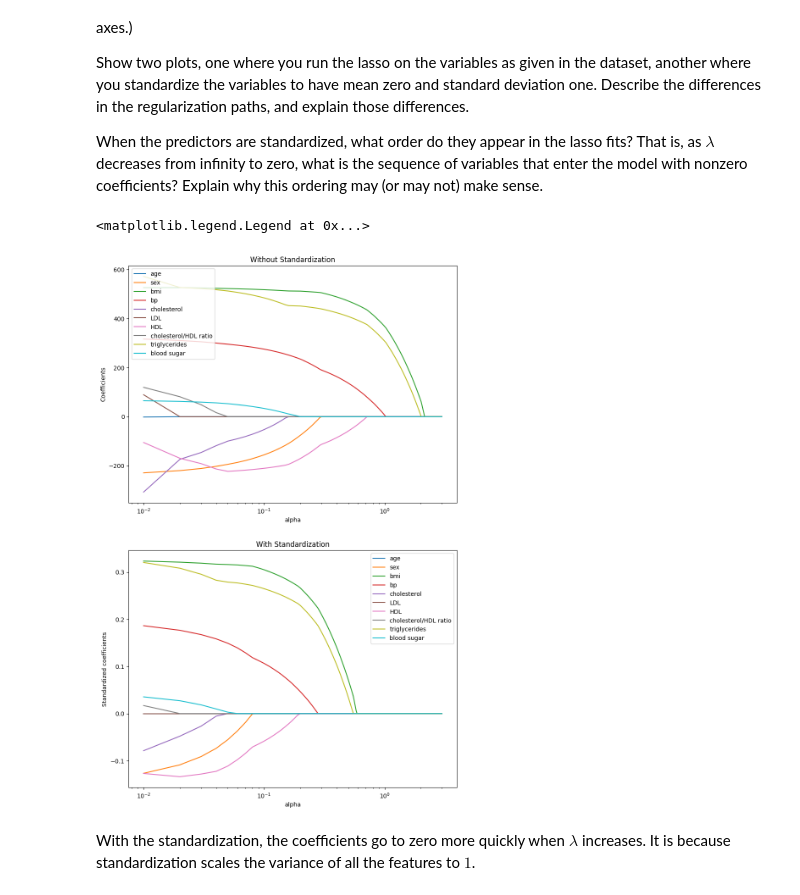
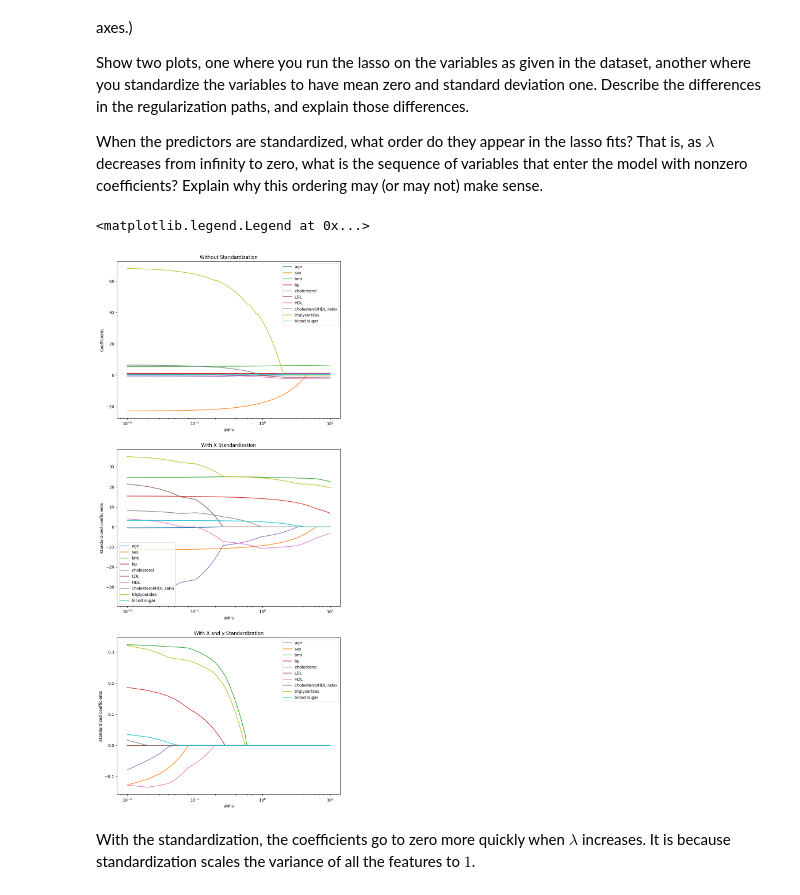
Before and after one commit to RobertKZB/RobertKZB, a Jupyter notebook: assignments/assn1/assn1.ipynb, the cells around one changed output. Saved outputs shown, nothing was run; the diff lists cells and outputs as text; code cells hidden in the pictures.

```diff
--- a/assignments/assn1/assn1.ipynb
+++ b/assignments/assn1/assn1.ipynb
@@ -56,0 +49,15 @@ Number of columns: 10
+# %%
+# Insert this code just above problem 1.1
+X, y = load_diabetes(return_X_y=True)
+n, p = X.shape
+print("Number of rows: {}".format(n))
+print("Number of columns: {}".format(p))
+#print(y)
+# Note that X, y = load_diabetes(return_X_y=True) has already been standardized.
+# You can explore the raw data with the following code:
+X_raw, y_raw = load_diabetes(return_X_y=True, scaled=False)
+print(np.allclose(y, y_raw))
+print(np.allclose(X/np.std(X,axis=0), (X_raw - np.mean(X_raw, axis=0)) / np.std(X_raw, axis=0)))
+#print(np.std(X,axis=0))
+#print(np.std(X_raw,axis=0))
+# The above two print statements should both return True.
@@ -65,46 +77,59 @@ When the predictors are standardized, what order do they appear in the lasso fit
 # %%
 # Standardization
 
-Xs = (X-np.mean(X,axis=0))/np.std(X,axis=0)
-ys = (y-np.mean(y))/np.std(y)
+Xs = (X_raw-np.mean(X_raw,axis=0))/np.std(X_raw,axis=0)
+ys = (y_raw-np.mean(y_raw))/np.std(y_raw)
 # %%
 FeatureList =  ['age', 'sex', 'bmi', 'bp', 'cholesterol', 'LDL', 'HDL', 'cholesterol/HDL ratio', 'triglycerides', 'blood sugar']
 # %%
-alpha = np.arange(0.01,3,0.01)
+alpha = np.arange(0.01,10,0.01)
 
 Coefs = []
-Coefs_S = []
+Coefs_Xs = []
+Coefs_XsYs = []
 
 for a in alpha:
   LassoReg = Lasso(a)
-  LassoReg.fit(X,y)
+  LassoReg.fit(X_raw,y_raw)
   Coefs.append(LassoReg.coef_)
+  LassoReg.fit(Xs,y_raw)
+  Coefs_Xs.append(LassoReg.coef_)
   LassoReg.fit(Xs,ys)
-  Coefs_S.append(LassoReg.coef_)
+  Coefs_XsYs.append(LassoReg.coef_)
+
 Coefs = np.array(Coefs)
-Coefs_S = np.array(Coefs_S)
+Coefs_Xs = np.array(Coefs_Xs)
+Coefs_XsYs= np.array(Coefs_XsYs)
 
-fig = plt.figure(figsize=(10,16))
-ax = fig.subplots(2,1)
+fig = plt.figure(figsize=(10,24))
+ax = fig.subplots(3,1)
 #Plot without standardization
 for i in np.arange(Coefs.shape[1]):
   ax[0].plot(alpha, Coefs[:,i], label="{}".format(FeatureList[i]))
 ax[0].set_xscale('log')
 ax[0].set_xlabel("alpha")
 ax[0].set_ylabel("Coefficients")
 ax[0].set_title("Without Standardization")
 ax[0].legend()
-#Plot with standardization
-for i in np.arange(Coefs_S.shape[1]):
-  ax[1].plot(alpha, Coefs_S[:,i], label="{}".format(FeatureList[i]))
+#Plot with X standardization
+for i in np.arange(Coefs_Xs.shape[1]):
+  ax[1].plot(alpha, Coefs_Xs[:,i], label="{}".format(FeatureList[i]))
 ax[1].set_xscale('log')
 ax[1].set_xlabel("alpha")
 ax[1].set_ylabel("Standardized coefficients")
-ax[1].set_title("With Standardization")
+ax[1].set_title("With X Standardization")
 ax[1].legend()
+#Plot with X and y standardization
+for i in np.arange(Coefs_XsYs.shape[1]):
+  ax[2].plot(alpha, Coefs_XsYs[:,i], label="{}".format(FeatureList[i]))
+ax[2].set_xscale('log')
+ax[2].set_xlabel("alpha")
+ax[2].set_ylabel("Standardized coefficients")
+ax[2].set_title("With X and y Standardization")
+ax[2].legend()
 # %% [output]
 <matplotlib.legend.Legend at 0x...>
-[figure, old version]
+[figure, new version]
 # %% [markdown]
 With the standardization, the coefficients go to zero more quickly when $\lambda$ increases. It is because standardization scales the variance of all the features to $1$.
 # %% [markdown]
```
Also changed, not shown: parts of 6 cells of this notebook.
